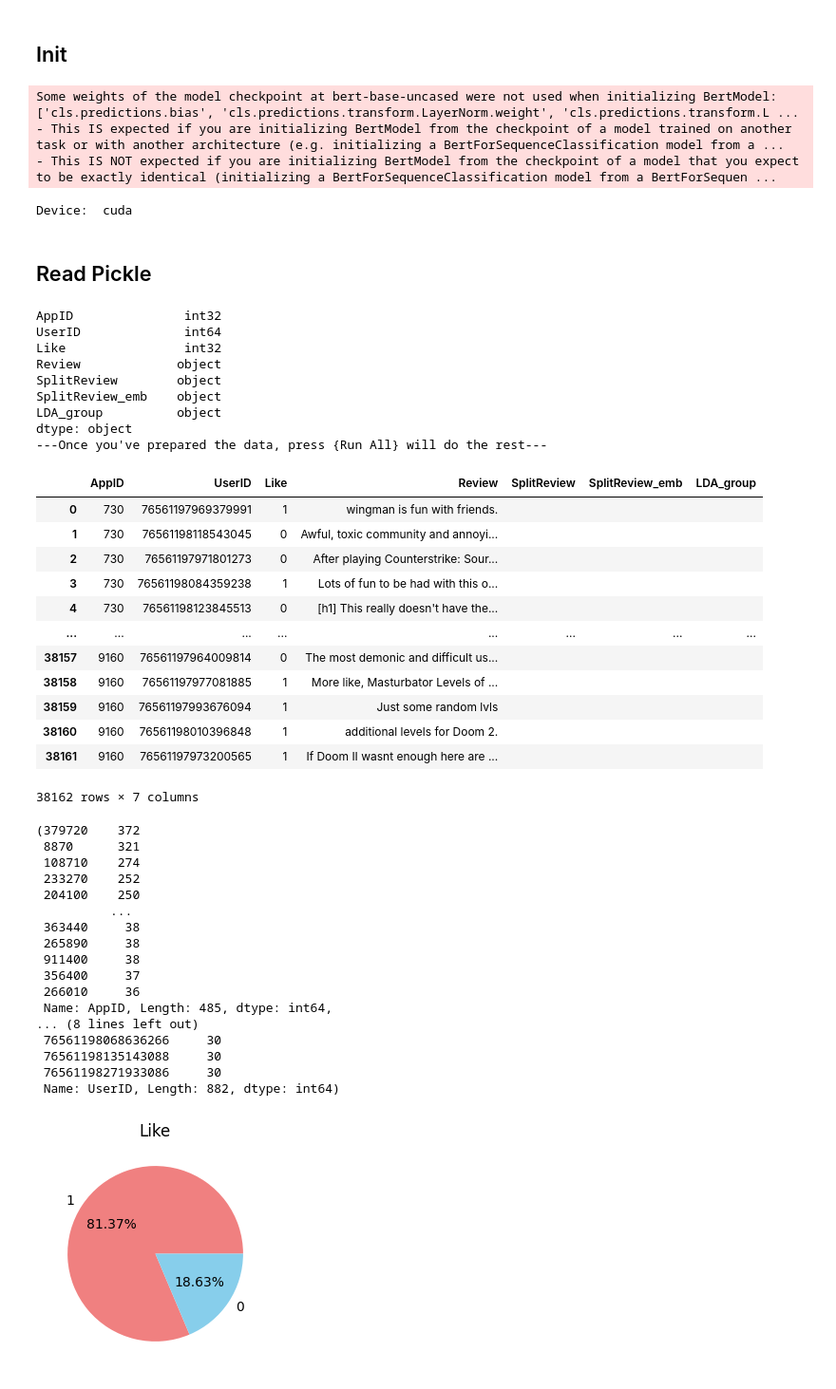
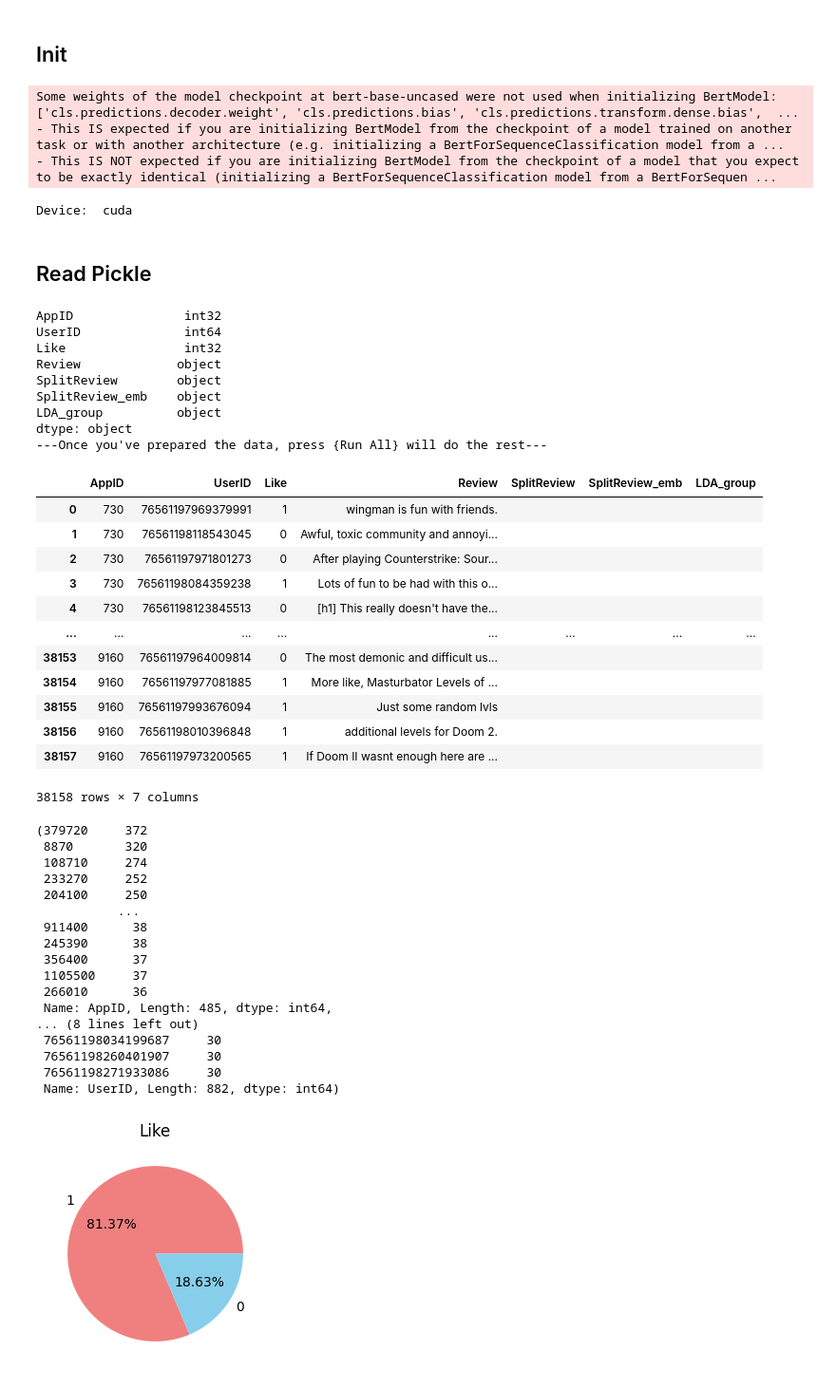
Before and after one commit to Albert40727/CL_HIAM, a Jupyter notebook: preprocess.ipynb, the cells around one changed output. Shown at 95% size. Cells and saved outputs as stored; diff of their text form; code cells hidden in the pictures.

```diff
--- a/preprocess.ipynb
+++ b/preprocess.ipynb
@@ -23,7 +24,7 @@ args = {
         "max_word" : 25,
         "max_sentence" : 10,
         "max_group": 5, # exclude default group
-        "max_review_user" : 10,
+        "max_review_user" : 20,
         "max_review_item" : 50,
         "epoch" : 5,
         "batch_size": 32,
@@ -34,7 +35,7 @@ args = {
 
 print("Device: ",device)
 # %% [output]
-Some weights of the model checkpoint at bert-base-uncased were not used when initializing BertModel: ['cls.predictions.bias', 'cls.predictions.transform.LayerNorm.weight', 'cls.predictions.transform.L ...
+Some weights of the model checkpoint at bert-base-uncased were not used when initializing BertModel: ['cls.predictions.decoder.weight', 'cls.predictions.bias', 'cls.predictions.transform.dense.bias',  ...
 - This IS expected if you are initializing BertModel from the checkpoint of a model trained on another task or with another architecture (e.g. initializing a BertForSequenceClassification model from a ...
 - This IS NOT expected if you are initializing BertModel from the checkpoint of a model that you expect to be exactly identical (initializing a BertForSequenceClassification model from a BertForSequen ...
 Device:  cuda
@@ -49,7 +50,7 @@ UserID              int
 Like                int
 Review              String
 """
-data = pd.read_pickle(r'../data/reviews_38162.pkl')
+data = pd.read_pickle(r'../data/reviews_38158.pkl')
 # Change dtype of columns in df
 data.reset_index(drop=True, inplace=True)
 data["UserID"] = data["UserID"].astype("int64")
@@ -60,60 +61,60 @@ TODO dataframe format:
 [column name]       [dtype]
 SplitReview         list
 LDA_group           list
 SplitReview_emb     np.array
 """
 # TODO Columns
 data["SplitReview"] = ""
 data["SplitReview_emb"]= ""
 data["LDA_group"]= ""
 
 print(data.dtypes)
 print("---Once you've prepared the data, press {Run All} will do the rest---")
 data
 # %% [output]
 AppID               int32
 UserID              int64
 Like                int32
 Review             object
 SplitReview        object
 SplitReview_emb    object
 LDA_group          object
 dtype: object
 ---Once you've prepared the data, press {Run All} will do the rest---
 |  | AppID | UserID | Like | Review | SplitReview | SplitReview_emb | LDA_group |
 | 0 | 730 | 76561197969379991 | 1 | wingman is fun with friends. |  |  |  |
 | 1 | 730 | 76561198118543045 | 0 | Awful, toxic community and annoyi... |  |  |  |
 | 2 | 730 | 76561197971801273 | 0 | After playing Counterstrike: Sour... |  |  |  |
 | 3 | 730 | 76561198084359238 | 1 | Lots of fun to be had with this o... |  |  |  |
 | 4 | 730 | 76561198123845513 | 0 | [h1] This really doesn't have the... |  |  |  |
 | ... | ... | ... | ... | ... | ... | ... | ... |
-| 38157 | 9160 | 76561197964009814 | 0 | The most demonic and difficult us... |  |  |  |
-| 38158 | 9160 | 76561197977081885 | 1 | More like, Masturbator Levels of ... |  |  |  |
-| 38159 | 9160 | 76561197993676094 | 1 | Just some random lvls |  |  |  |
-| 38160 | 9160 | 76561198010396848 | 1 | additional levels for Doom 2. |  |  |  |
-| 38161 | 9160 | 76561197973200565 | 1 | If Doom II wasnt enough here are ... |  |  |  |
+| 38153 | 9160 | 76561197964009814 | 0 | The most demonic and difficult us... |  |  |  |
+| 38154 | 9160 | 76561197977081885 | 1 | More like, Masturbator Levels of ... |  |  |  |
+| 38155 | 9160 | 76561197993676094 | 1 | Just some random lvls |  |  |  |
+| 38156 | 9160 | 76561198010396848 | 1 | additional levels for Doom 2. |  |  |  |
+| 38157 | 9160 | 76561197973200565 | 1 | If Doom II wasnt enough here are ... |  |  |  |
-38162 rows × 7 columns
+38158 rows × 7 columns
 # %%
 # check the number of reviews for each user/item
 app_reviews = data['AppID'].value_counts()
 user_reviews = data['UserID'].value_counts()
 app_reviews, user_reviews
 # %% [output]
-(379720    372
- 8870      321
- 108710    274
- 233270    252
- 204100    250
-          ...
- 363440     38
- 265890     38
- 911400     38
- 356400     37
- 266010     36
+(379720     372
+ 8870       320
+ 108710     274
+ 233270     252
+ 204100     250
+           ...
+ 911400      38
+ 245390      38
+ 356400      37
+ 1105500     37
+ 266010      36
  Name: AppID, Length: 485, dtype: int64,
 ... (8 lines left out)
- 76561198068636266     30
- 76561198135143088     30
+ 76561198034199687     30
+ 76561198260401907     30
  76561198271933086     30
  Name: UserID, Length: 882, dtype: int64)
 # %%
```
Also changed, not shown: parts of 13 cells of this notebook, 7 other files.
